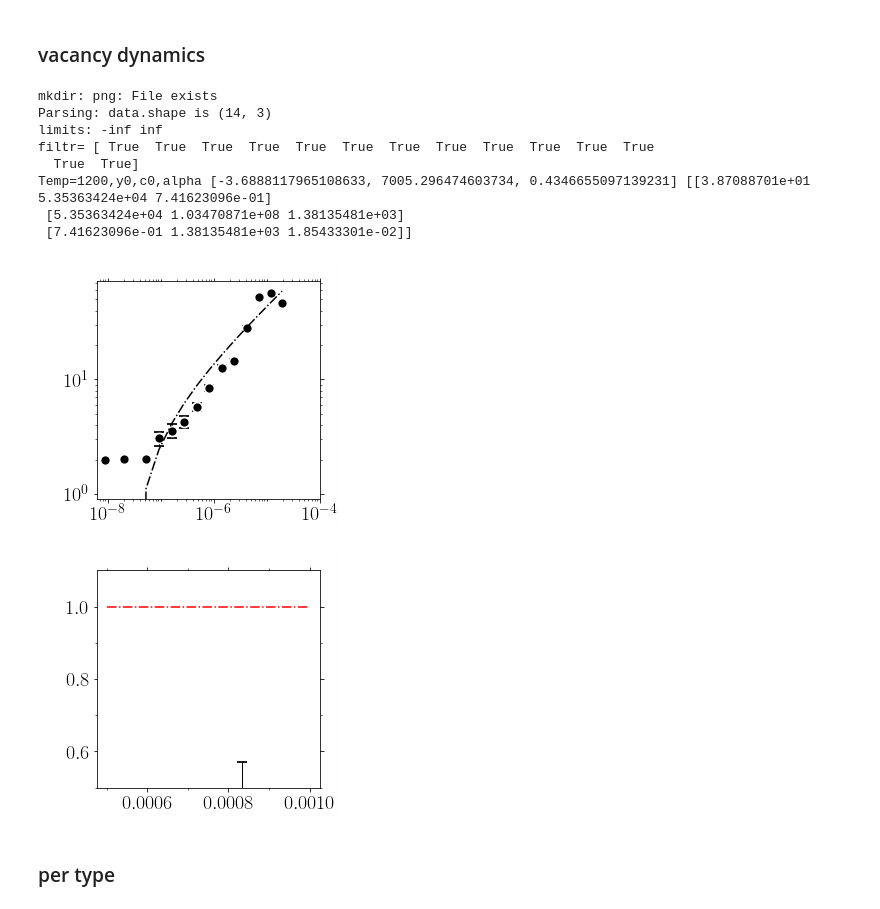
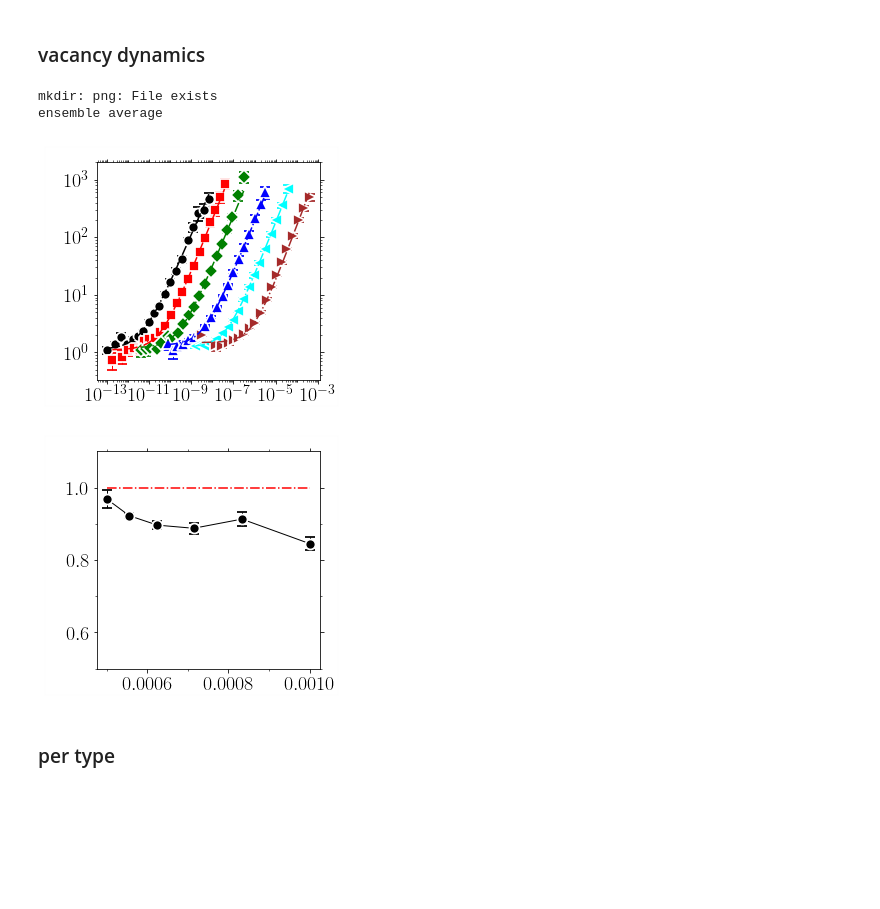
Before and after one commit to kkarimi62/vacancyDiffusion, a Jupyter notebook: postproc/postproc.ipynb, the cells around one changed output. Cells and saved outputs as stored; diff of their text form; code cells hidden in the pictures; blank space fills up the shorter version.

```diff
--- a/postproc/postproc.ipynb
+++ b/postproc/postproc.ipynb
@@ -1207,8 +1207,8 @@ if not eval(confParser['flags']['RemoteMachine']):
     !mkdir png
     #--- temp object
     temp = Temperature(
-#        [1000,1200,1400,1600,1800,2000],8,
-        [1000],8,
+        [1000,1200,1400,1600,1800,2000],8,
+#        [1000],8,
 #        [1000,1200,1400,1600,1800,2000],8,
 #       [1000,1200,1400,1600,1800,2000],1,
 #        np.arange(1000,1440,80),1,
@@ -1218,9 +1218,9 @@ if not eval(confParser['flags']['RemoteMachine']):
     #--- parse data
 #    temp.Parse(['./msd/msd.txt'])
 #    temp.Parse( list(map(lambda x:'CantorNatom16KTemp%sKEnsemble8/Run%s/msd/msd.txt'%(x[0],x[1]),
-#    temp.Parse( list(map(lambda x:'NiCoCrNatom1KTemp%sK/Run%s/msd/msd.txt'%(x[0],x[1]),
+    temp.Parse( list(map(lambda x:'NiCoCrNatom1KTemp%sK/Run%s/msd/msd.txt'%(x[0],x[1]),
 #    temp.Parse( list(map(lambda x:'NiNatom16KTemp%sK/Run%s/msd/msd.txt'%(x[0],x[1]),
-    temp.Parse( list(map(lambda x:'NiNatom1KTemp%sK/Run%s/msd/msd.txt'%(x[0],x[1]),
+#    temp.Parse( list(map(lambda x:'NiNatom1KTemp%sK/Run%s/msd/msd.txt'%(x[0],x[1]),
                         temp.temps_runs ))
              )
     #
@@ -1426,19 +1428,19 @@ if not eval(confParser['flags']['RemoteMachine']):
     !mkdir png
     #--- temp object
     temp = Temperature(
-#        [1000,1200,1400,1600,1800,2000],8,
-        [1200],1,
+        [1000,1200,1400,1600,1800,2000],8,
+#        [2000],8,
 #        [1000,1200,1400,1600,1800,2000],1,
 #       [1000,1200,1400,1600,1800,2000],1,
 #        np.arange(1000,1440,80),1,
-         verbose = True,
+#         verbose = True,
                      )
     #
     #--- parse data
 #    temp.Parse(['./msd/msd.txt'])
 #    temp.Parse( list(map(lambda x:'CantorNatom16KTemp%sKEnsemble8/Run%s/msd/msd_vac.txt'%(x[0],x[1]),
-#    temp.Parse( list(map(lambda x:'NiCoCrNatom1KTemp%sK/Run%s/msd/msd.txt'%(x[0],x[1]),
-    temp.Parse( list(map(lambda x:'NiNatom16KTemp%sK/Run%s/msd/msd_vac.txt'%(x[0],x[1]),
+    temp.Parse( list(map(lambda x:'NiCoCrNatom1KTemp%sK/Run%s/msd/msd_vac.txt'%(x[0],x[1]),
+#    temp.Parse( list(map(lambda x:'NiNatom16KTemp%sK/Run%s/msd/msd_vac.txt'%(x[0],x[1]),
 #    temp.Parse( list(map(lambda x:'NiNatom1KTemp%sK/Run%s/msd/msd.txt'%(x[0],x[1]),
                         temp.temps_runs ))
              )
@@ -1480,49 +1482,43 @@ if not eval(confParser['flags']['RemoteMachine']):
 #             bounds=([4e-3, 1e5,0.5], [1e-2, 1e7,2.0]),
 #            p0=[[1e-1, 1e6, 1.0]],
              p0=[[1e0, 1e6, 1.0]],
-#             sigma=True, #--- comment for ni
+             sigma=True, #--- comment for ni
 #             xlo=4e-11,
              plotAttrs={'yscale':'log',
                   'xscale':'log',
 #                   'xlim':(4e-13,8e-4),
 #                   'ylim':(1e-4,1e-1),
 #                     'xstr':r'$t\mathrm{(s)}$',
 #                   'ystr':r'msd(A$^2$)',
                         'ndecade_x':2,
                     'bbox_to_anchor':(-0.05,0.23,0.5,0.5),
                    'title':'png/msd_temp_nicocr_fit.png'},
             )
 
 #     temp.PlotDiff(**{
 #                   'yscale':'log',
 # #                   'xlim':(1e-12,1e-3),
 # #                   'ylim':(1e-4,1e-1),
 # #                   xstr=r'$1/T(K^{-1})$',
 # #                   ystr=r'$D(m^2/s)$',
 #                     'title':'png/D_temp_cantor.png',
 #                     }
 #                 )
 
     temp.PlotExponent(**{
 #                  'yscale':'log',
 #                   'xlim':(1e-10,1e-3),
                    'ylim':(.5,1.1),
 #                   xstr=r'$1/T(K^{-1})$',
 #                   ystr=r'$D(m^2/s)$',
                     'title':'png/alpha_temp_nicocr.png',
                     }
                 )
 # %% [output]
 mkdir: png: File exists
-Parsing: data.shape is (14, 3)
-limits: -inf inf
-filtr= [ True  True  True  True  True  True  True  True  True  True  True  True
-  True  True]
-Temp=1200,y0,c0,alpha [-3.6888117965108633, 7005.296474603734, 0.4346655097139231] [[3.87088701e+01 5.35363424e+04 7.41623096e-01]
- [5.35363424e+04 1.03470871e+08 1.38135481e+03]
- [7.41623096e-01 1.38135481e+03 1.85433301e-02]]
+ensemble average
-[figure, old version]
+[figure, new version]
-[figure, old version]
+[figure, new version]
 # %% [markdown]
 ### per type
 # %%
```
Also changed, not shown: parts of 2 cells of this notebook, 2 other files.
